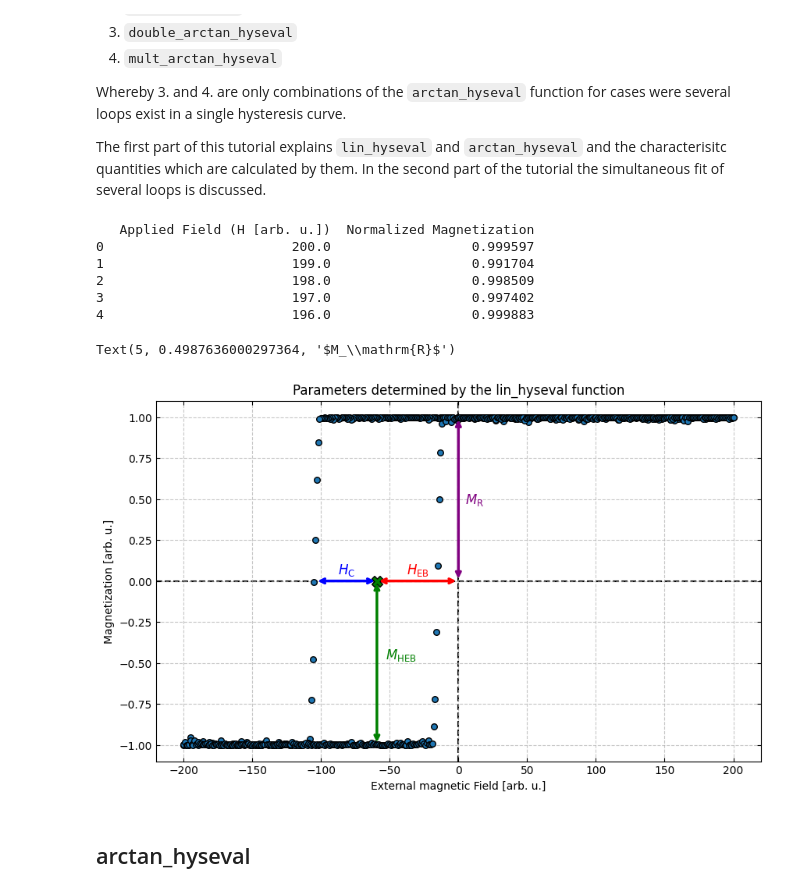
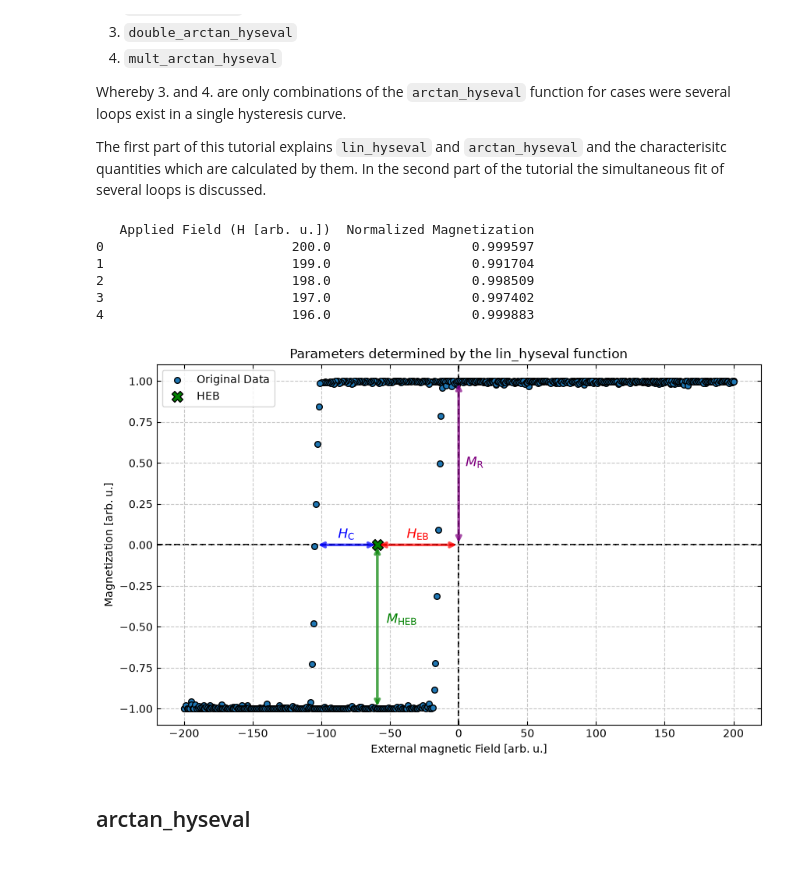
Before and after one commit to exp4-age/evaluix, a Jupyter notebook: docs/_notebooks/HysteresisDataEvaluation.ipynb, the cells around one changed output. Drawn from its saved outputs; the diff is of its cells as text; code cells hidden in the pictures; blank space fills up the shorter version.

```diff
--- a/docs/_notebooks/HysteresisDataEvaluation.ipynb
+++ b/docs/_notebooks/HysteresisDataEvaluation.ipynb
@@ -11,21 +11,31 @@ In total there are four functions for analyzing hysteresis loops:
 Whereby 3. and 4. are only combinations of the ``arctan_hyseval`` function for cases were several loops exist in a single hysteresis curve.
 
 The first part of this tutorial explains ``lin_hyseval`` and ``arctan_hyseval`` and the characterisitc quantities which are calculated by them. In the second part of the tutorial the simultaneous fit of several loops is discussed.
+# %%
+from pathlib import Path
+
+import matplotlib.colors as mcolors
+import matplotlib.pyplot as plt
+import pandas as pd
+
+from evaluix.utils import hysteresis_functions as hf
+
+csv_path = Path.cwd().parent / "_static" / "simulated" / "simulated_hysteresis_loop.csv"
+data = pd.read_csv(csv_path)
+fields = data.iloc[:, 0].values
+magnetization = data.iloc[:, 1].values
+
+print(data.head())
+# %% [output]
+   Applied Field (H [arb. u.])  Normalized Magnetization
+0                        200.0                  0.999597
+1                        199.0                  0.991704
+2                        198.0                  0.998509
+3                        197.0                  0.997402
+4                        196.0                  0.999883
 # %%
-from pathlib import Path
-import pandas as pd
-from evaluix.utils import HysteresisFunctions as hf
-
-csv_path = Path.cwd().parent / "_static" / "simulated" / "simulated_hysteresis_loop.csv"
-data = pd.read_csv(csv_path)
-
-print(data.head())
-
-fields = data.iloc[:, 0].values
-magnetization = data.iloc[:, 1].values
 lin_params = hf.lin_hyseval(fields, magnetization)
 
-import matplotlib.pyplot as plt
 fig, ax = plt.subplots(figsize=(10, 6))
 ax.scatter(fields, magnetization, label='Original Data', edgecolor='k', s=30, zorder=5)
 ax.scatter(lin_params['HEB'], 0, color='g', label='HEB', zorder=10, s=100, edgecolor='k', marker='X')
@@ -43,7 +53,7 @@ ax.annotate(
     '',
     xy=(lin_params['HEB'], 0),
     xytext=(0, 0),
-    arrowprops=dict(arrowstyle='<->', facecolor='red', edgecolor='red', lw=2.5),
+    arrowprops={"arrowstyle": '<->', "facecolor": 'red', "edgecolor": 'red', "lw": 2.5, 'alpha': 0.7},
     zorder=10,
  )
 ax.text(
@@ -62,7 +72,7 @@ ax.annotate(
     '',
     xy=(lin_params['HEB'] - lin_params['HC'], 0),
     xytext=(lin_params['HEB'], 0),
-    arrowprops=dict(arrowstyle='<->', facecolor='blue', edgecolor='blue', lw=2.5),
+    arrowprops={"arrowstyle": '<->', "facecolor": 'blue', "edgecolor": 'blue', "lw": 2.5, 'alpha': 0.7},
     zorder=10,
  )
 ax.text(
@@ -81,46 +91,41 @@ ax.annotate(
     '',
     xy=(lin_params['HEB'], 0),
     xytext=(lin_params['HEB'], -lin_params['MHEB'][0]),
-    arrowprops=dict(arrowstyle='<->', facecolor='green', edgecolor='green', lw=2.5),
+    arrowprops={"arrowstyle": '<->', "facecolor": 'green', "edgecolor": 'green', "lw": 2.5, 'alpha': 0.7},
     zorder=10,
     )
 ax.text(
     0.7 * lin_params['HEB'],
     - 0.5 *lin_params['MHEB'][0],
     r'$M_\mathrm{HEB}$',
     color='green',
     fontsize=12,
     ha='center',
     va='bottom',
     zorder=11,
     )
 
 # MR from 0,0 to 0,MR with text to the right of the arrow
 ax.annotate(
     '',
     xy=(0, lin_params['MR'][0]),
     xytext=(0, 0),
-    arrowprops=dict(arrowstyle='<->', facecolor='purple', edgecolor='purple', lw=2.5),
+    arrowprops={"arrowstyle": '<->', "facecolor": 'purple', "edgecolor": 'purple', "lw": 2.5, 'alpha': 0.7},
     zorder=10,
  )
 ax.text(
     5, 0.5 * lin_params['MR'][0],
     r'$M_\mathrm{R}$',
     color='purple',
     fontsize=12,
     ha='left',
     va='center',
     zorder=11,
  )
+plt.legend()
+plt.show()
 # %% [output]
-   Applied Field (H [arb. u.])  Normalized Magnetization
-0                        200.0                  0.999597
-1                        199.0                  0.991704
-2                        198.0                  0.998509
-3                        197.0                  0.997402
-4                        196.0                  0.999883
-Text(5, 0.4987636000297364, '$M_\\mathrm{R}$')
-[figure, old version]
+[figure, new version]
 # %% [markdown]
 ## arctan_hyseval
 # %%
```
Also changed, not shown: parts of 1 cell of this notebook, 29 other files.
